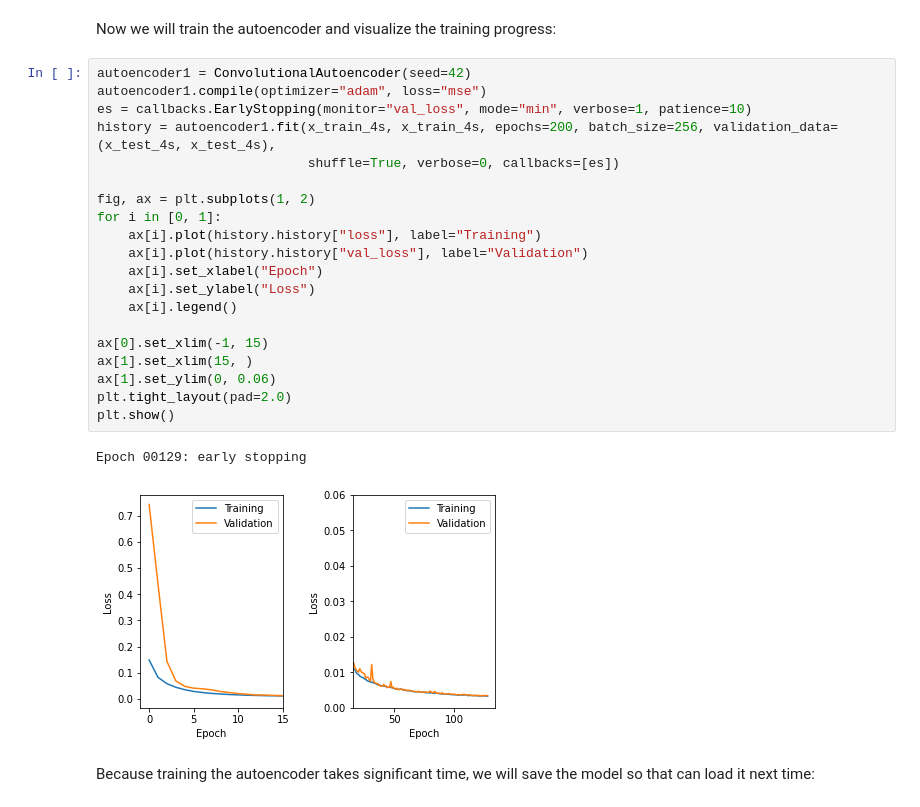
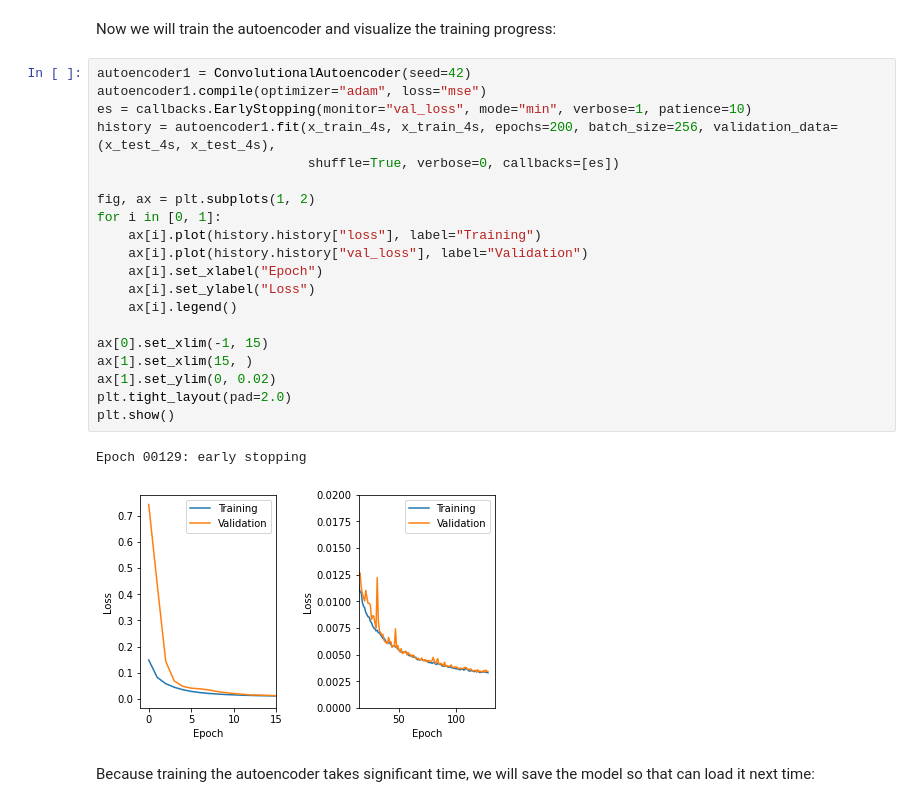
Before and after one commit to cstckr/convolutional_autoencoder, a Jupyter notebook: convolutional_autoencoder.ipynb, the cells around one changed output. Saved outputs shown, nothing was run; the diff lists cells and outputs as text.

Commit message:
Adjusted y scale in training progress graphic

```diff
--- a/convolutional_autoencoder.ipynb
+++ b/convolutional_autoencoder.ipynb
@@ -151,26 +151,26 @@ Now we will train the autoencoder and visualize the training progress:
 # %%
 autoencoder1 = ConvolutionalAutoencoder(seed=42)
 autoencoder1.compile(optimizer="adam", loss="mse")
 es = callbacks.EarlyStopping(monitor="val_loss", mode="min", verbose=1, patience=10)
 history = autoencoder1.fit(x_train_4s, x_train_4s, epochs=200, batch_size=256, validation_data=(x_test_4s, x_test_4s),
                            shuffle=True, verbose=0, callbacks=[es])
 
 fig, ax = plt.subplots(1, 2)
 for i in [0, 1]:
     ax[i].plot(history.history["loss"], label="Training")
     ax[i].plot(history.history["val_loss"], label="Validation")
     ax[i].set_xlabel("Epoch")
     ax[i].set_ylabel("Loss")
     ax[i].legend()
 
 ax[0].set_xlim(-1, 15)
 ax[1].set_xlim(15, )
-ax[1].set_ylim(0, 0.06)
+ax[1].set_ylim(0, 0.02)
 plt.tight_layout(pad=2.0)
 plt.show()
 # %% [output]
 Epoch 00129: early stopping
-[figure, old version]
+[figure, new version]
 # %% [markdown]
 Because training the autoencoder takes significant time, we will save the model so that can load it next time:
 # %%
```
Also changed, not shown: parts of 1 cell of this notebook, 3 other files.
